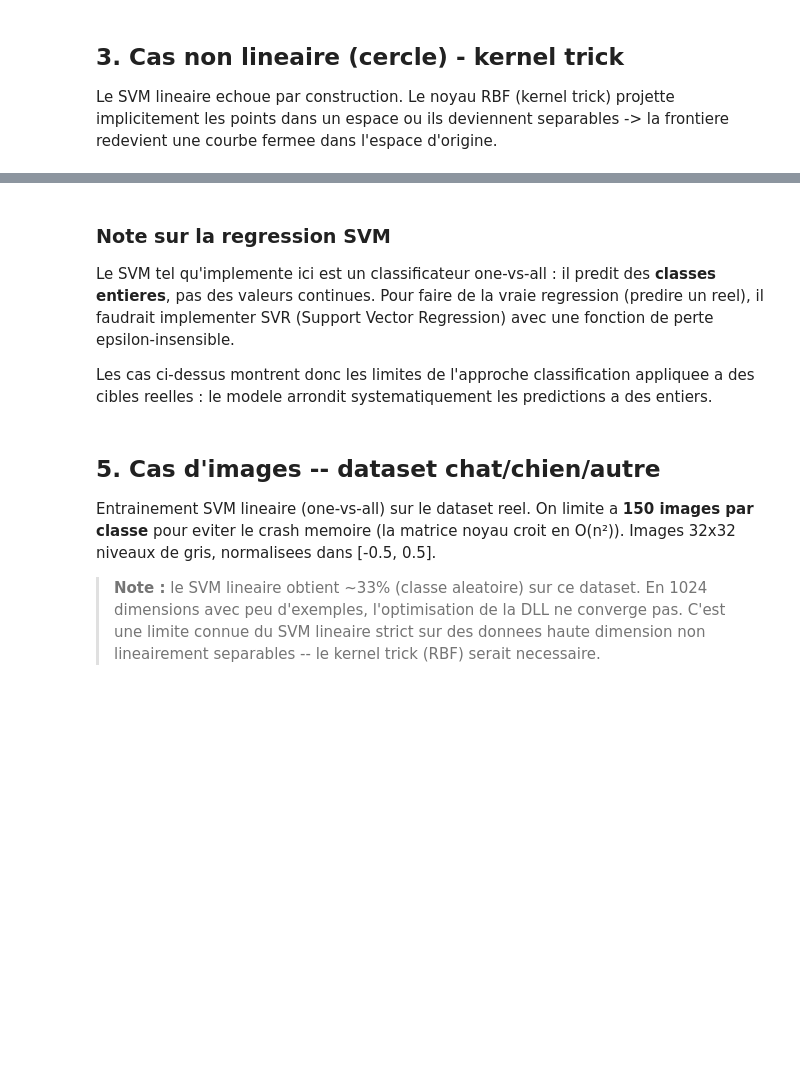
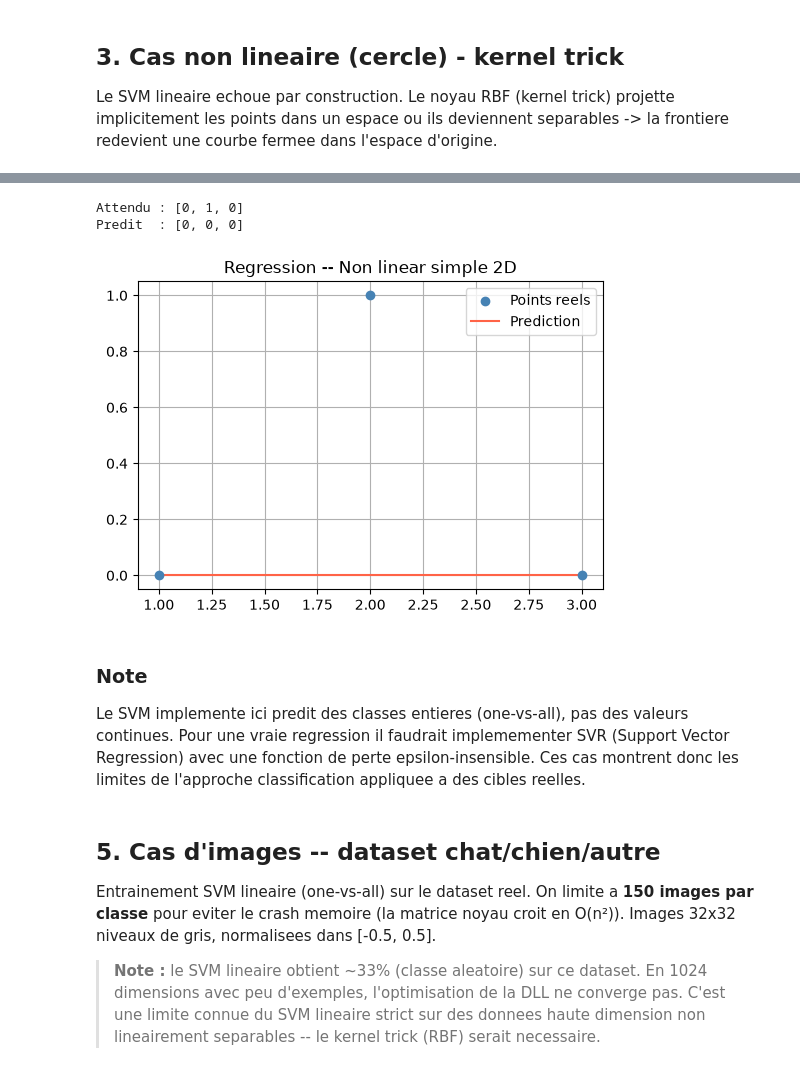
Before and after one commit to AbdelkrimAKKAL/Projet_Annual_IA, a Jupyter notebook: jupyter/svm.ipynb, the cells around one changed output, grey strips where cells are left out. Cells and saved outputs as stored; diff of their text form; code cells hidden in the pictures; blank space fills up the shorter version.

```diff
--- a/jupyter/svm.ipynb
+++ b/jupyter/svm.ipynb
@@ -154,24 +149,25 @@ Le SVM lineaire doit passer entre les points pour minimiser l'erreur.
 # %%
 X_nonlin = [[1.0], [2.0], [3.0]]
-y_nonlin = [2.0, 6.0, 4.0]
+y_nonlin_int = [0, 1, 0]
 
-model = entrainer_svm(X_nonlin, [int(v) for v in y_nonlin], nb_classes=max(int(v) for v in y_nonlin)+1)
+model = entrainer_svm(X_nonlin, y_nonlin_int, nb_classes=2)
 y_pred = [predire_svm(model, x) for x in X_nonlin]
 lib.destroy_svm_model(model)
 
-print("Attendu :", y_nonlin)
+print("Attendu :", y_nonlin_int)
 print("Predit  :", y_pred)
-print(f"MSE     : {mse(y_nonlin, y_pred):.4f}")
-dessiner_regression_2d(X_nonlin, y_nonlin, y_pred, "Regression -- Non linear simple 2D")
+dessiner_regression_2d(X_nonlin, y_nonlin_int, y_pred, "Regression -- Non linear simple 2D")
+# %% [output]
+Attendu : [0, 1, 0]
+Predit  : [0, 0, 0]
+[figure, added]
 # %% [markdown]
-### Note sur la regression SVM
+### Note
 
-Le SVM tel qu'implemente ici est un classificateur one-vs-all : il predit des **classes entieres**,
-pas des valeurs continues. Pour faire de la vraie regression (predire un reel),
-il faudrait implementer SVR (Support Vector Regression) avec une fonction de perte epsilon-insensible.
-
-Les cas ci-dessus montrent donc les limites de l'approche classification appliquee a des cibles reelles :
-le modele arrondit systematiquement les predictions a des entiers.
+Le SVM implemente ici predit des classes entieres (one-vs-all), pas des valeurs continues.
+Pour une vraie regression il faudrait implemementer SVR (Support Vector Regression)
+avec une fonction de perte epsilon-insensible.
+Ces cas montrent donc les limites de l'approche classification appliquee a des cibles reelles.
 # %% [markdown]
 ## 5. Cas d'images -- dataset chat/chien/autre
 
```
Also changed, not shown: parts of 11 cells of this notebook, 1 other file.
